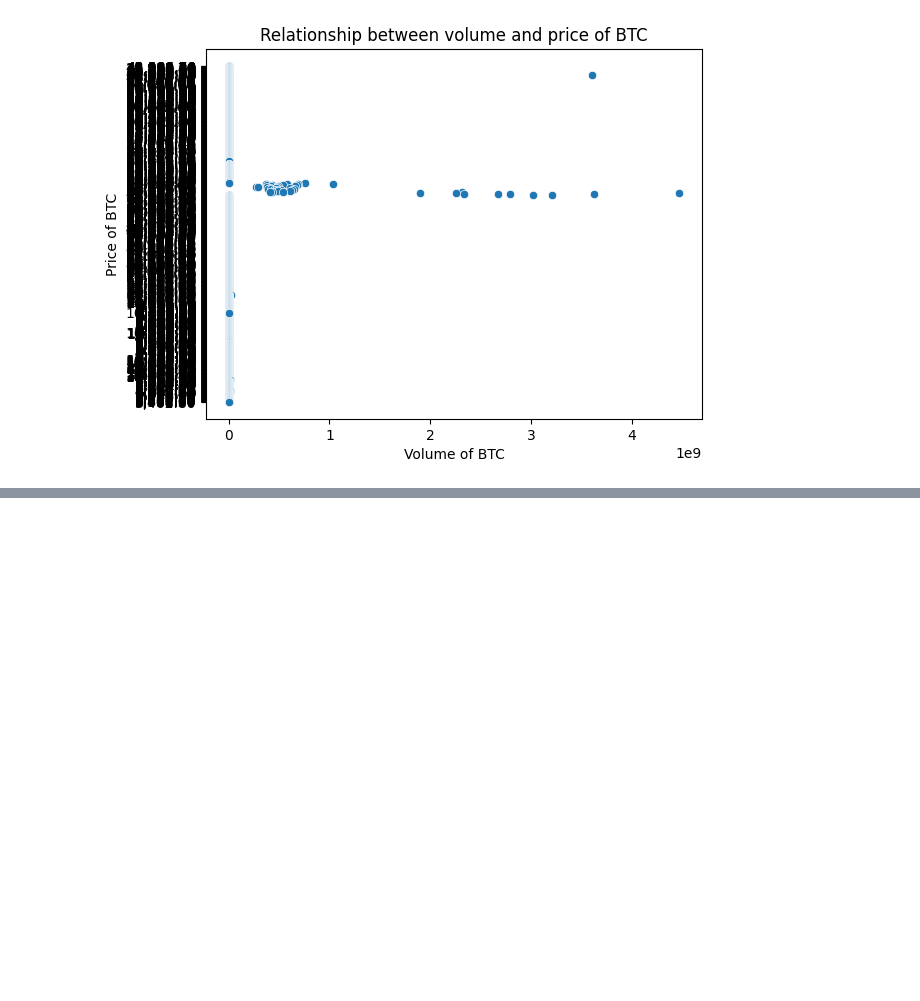
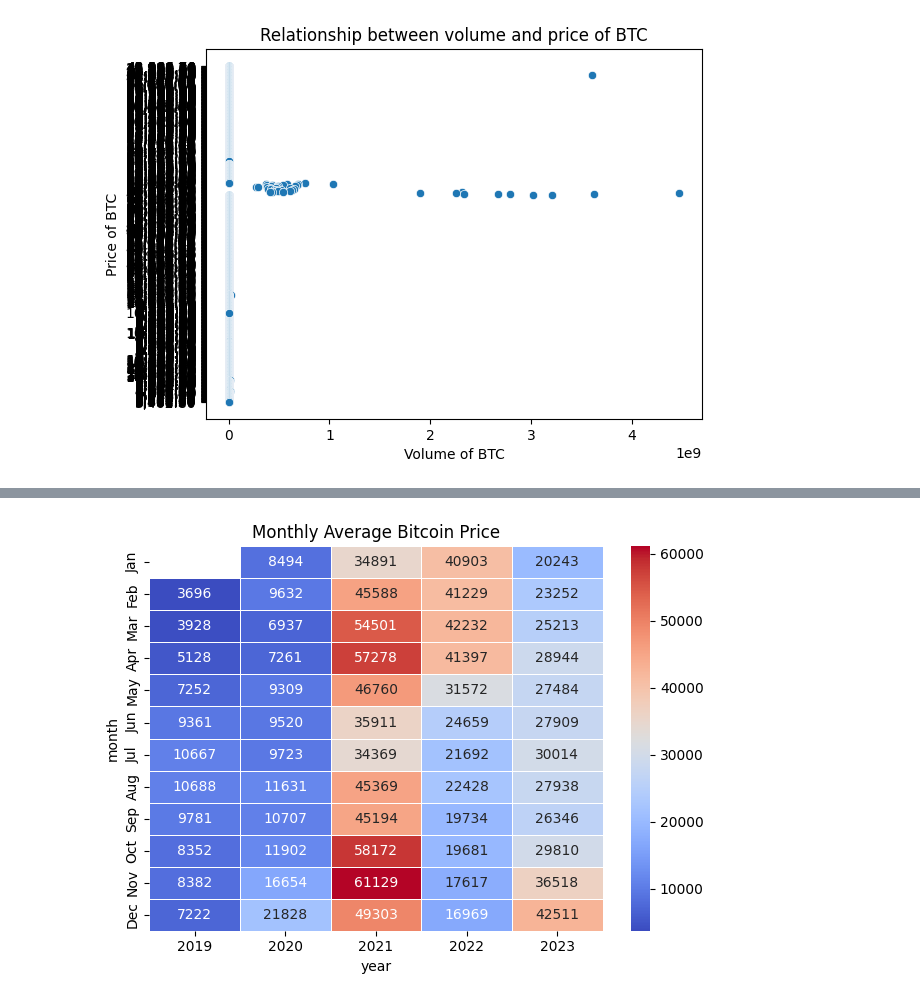
Before and after one commit to HABUDANHAYABK/Bitcoin-trends-analysis, a Jupyter notebook: notebooks/Visualization.ipynb, the cells around one changed output, grey strips where cells are left out. Cells and saved outputs as stored; diff of their text form; code cells hidden in the pictures; blank space fills up the shorter version.

```diff
--- a/notebooks/Visualization.ipynb
+++ b/notebooks/Visualization.ipynb
@@ -19,0 +91,15 @@ plt.show()
+# %%
+bitcoin['year'] = bitcoin['date'].dt.year
+bitcoin['month'] = bitcoin['date'].dt.strftime('%b')
+
+heatmap_data = bitcoin.pivot_table(index='month', columns='year', values='bitcoin_price', aggfunc='mean')
+heatmap_data = heatmap_data.reindex(['Jan', 'Feb', 'Mar', 'Apr', 'May', 'Jun', 'Jul', 'Aug', 'Sep', 'Oct', 'Nov', 'Dec'])
+
+plt.Figure(figsize=(12, 6))
+sns.heatmap(heatmap_data, cmap='coolwarm', annot=True, fmt='.0f', linewidths=0.5)
+plt.title("Monthly Average Bitcoin Price")
+plt.tight_layout()
+
+plt.show()
+# %% [output]
+[figure, added]
```
Also changed, not shown: parts of 7 cells of this notebook.
